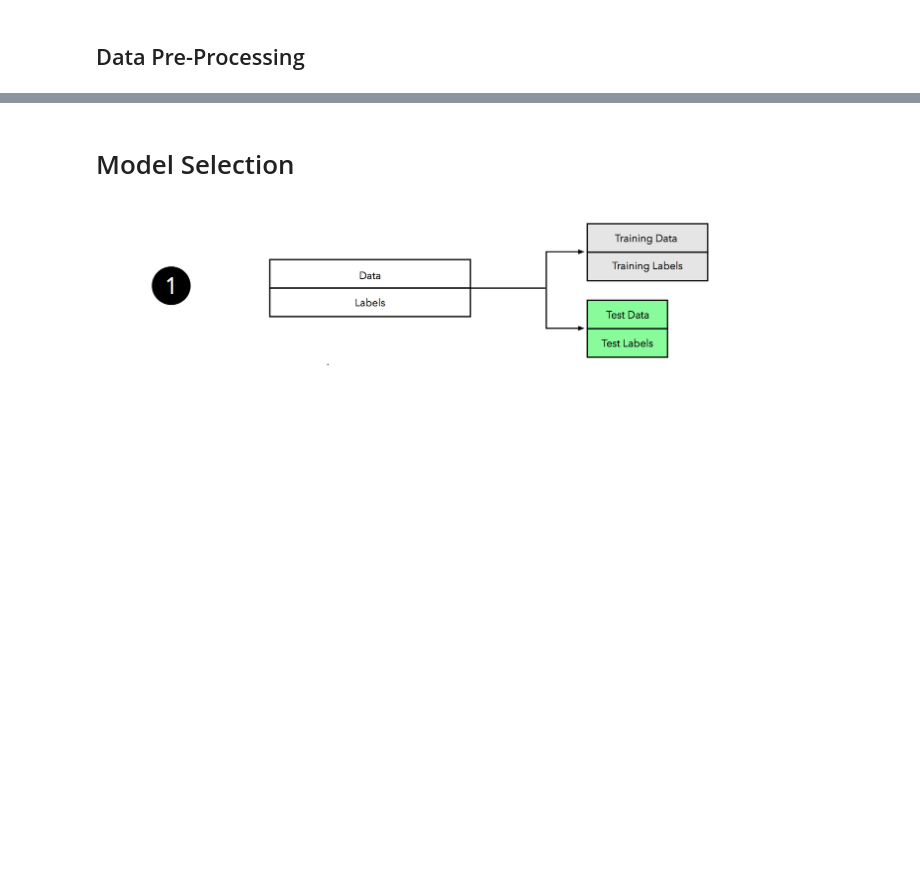
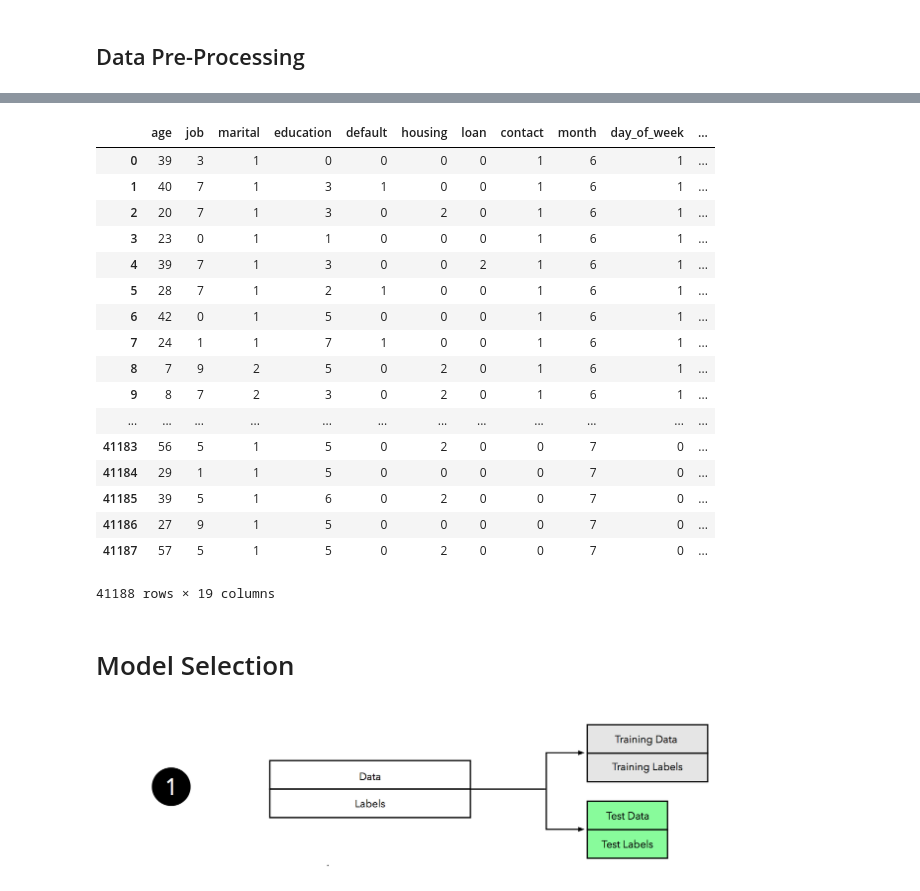
Before and after one commit to kwarodom/sidtechtalent, a Jupyter notebook: ML-Week3/Exercise/exercise.ipynb, the cells around one changed output, grey strips where cells are left out. Saved outputs shown, nothing was run; the diff lists cells and outputs as text; code cells hidden in the pictures; blank space fills up the shorter version.

Commit message:
Week3

```diff
--- a/ML-Week3/Exercise/exercise.ipynb
+++ b/ML-Week3/Exercise/exercise.ipynb
@@ -102,3 +104,42 @@ PREPROCESS YOUR X
+# %%
+"""
+PREPROCESS YOUR X
+"""
+# X = df.marital.values
+# le_x = LabelEncoder()
+# X = le.fit_transform(X)
+# le.classes_
+X = df.apply(LabelEncoder().fit_transform)
+
+# X = pd.get_dummies(X, columns=['job', 'marital', 'education', 'default','housing', 'loan', 'contact', \
+#                                 'month', 'day_of_week'])
+X = X.drop(['y'], axis=1)
+X
+
+# sns.jointplot(x='age', y='y', data=df_apply, kind='reg')
+# pd.crosstab(df_apply.job, df_apply.y.astype(bool)).plot(kind='bar')
+# plt.title('Marriage Rating Distribution by Affair Status')
+# plt.xlabel('Marriage Rating')
+# plt.ylabel('Frequency')
+# %% [output]
+|  | age | job | marital | education | default | housing | loan | contact | month | day_of_week | ... |
+| 0 | 39 | 3 | 1 | 0 | 0 | 0 | 0 | 1 | 6 | 1 | ... |
+| 1 | 40 | 7 | 1 | 3 | 1 | 0 | 0 | 1 | 6 | 1 | ... |
+| 2 | 20 | 7 | 1 | 3 | 0 | 2 | 0 | 1 | 6 | 1 | ... |
+| 3 | 23 | 0 | 1 | 1 | 0 | 0 | 0 | 1 | 6 | 1 | ... |
+| 4 | 39 | 7 | 1 | 3 | 0 | 0 | 2 | 1 | 6 | 1 | ... |
+| 5 | 28 | 7 | 1 | 2 | 1 | 0 | 0 | 1 | 6 | 1 | ... |
+| 6 | 42 | 0 | 1 | 5 | 0 | 0 | 0 | 1 | 6 | 1 | ... |
+| 7 | 24 | 1 | 1 | 7 | 1 | 0 | 0 | 1 | 6 | 1 | ... |
+| 8 | 7 | 9 | 2 | 5 | 0 | 2 | 0 | 1 | 6 | 1 | ... |
+| 9 | 8 | 7 | 2 | 3 | 0 | 2 | 0 | 1 | 6 | 1 | ... |
+| ... | ... | ... | ... | ... | ... | ... | ... | ... | ... | ... | ... |
+| 41183 | 56 | 5 | 1 | 5 | 0 | 2 | 0 | 0 | 7 | 0 | ... |
+| 41184 | 29 | 1 | 1 | 5 | 0 | 0 | 0 | 0 | 7 | 0 | ... |
+| 41185 | 39 | 5 | 1 | 6 | 0 | 2 | 0 | 0 | 7 | 0 | ... |
+| 41186 | 27 | 9 | 1 | 5 | 0 | 0 | 0 | 0 | 7 | 0 | ... |
+| 41187 | 57 | 5 | 1 | 5 | 0 | 2 | 0 | 0 | 7 | 0 | ... |
+41188 rows × 19 columns
 # %% [markdown]
 # Model Selection
 # %%
```
Also changed, not shown: parts of 14 cells of this notebook, 3 other files.
